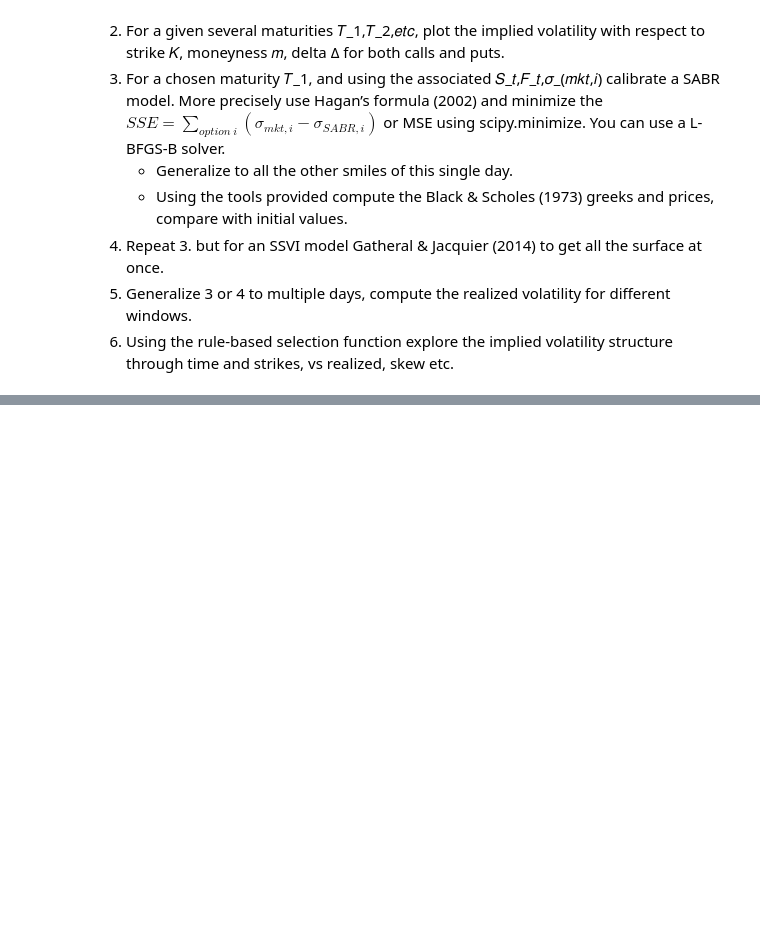
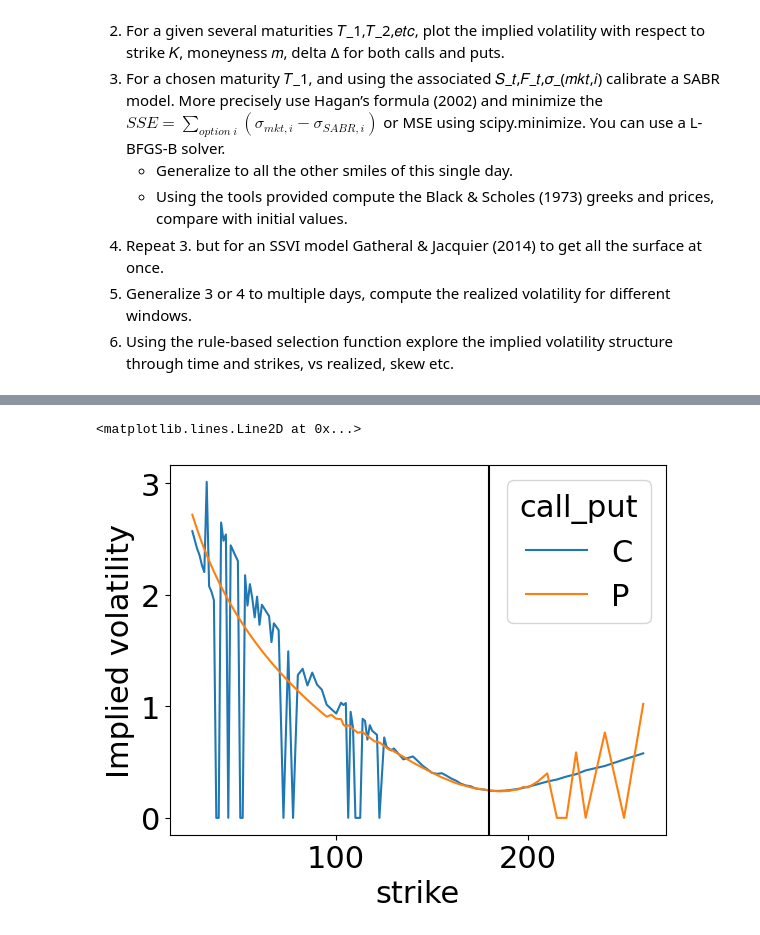
Before and after one commit to BaptisteZloch/Dauphine-Lecture-Volatility, a Jupyter notebook: notebooks/Lecture_2.ipynb, the cells around one changed output, grey strips where cells are left out. Drawn from its saved outputs; the diff is of its cells as text; code cells hidden in the pictures; blank space fills up the shorter version.

```diff
--- a/notebooks/Lecture_2.ipynb
+++ b/notebooks/Lecture_2.ipynb
@@ -41,3 +44,3 @@ from investment_lab.metrics.distance import mse
 # %%
-df_options = OptionLoader.load_data(datetime(2022, 1, 4), datetime(2022, 1, 4), process_kwargs={"ticker":"SPY"},)
+df_options = OptionLoader.load_data(datetime(2022, 1, 4), datetime(2022, 1, 4), process_kwargs={"ticker":"AAPL"},)
 df_options.head()
@@ -52,0 +79,9 @@ df_options.head()
+# %%
+df_single_expiry = df_options.loc[df_options.expiration=="2022-01-21"]
+ax = df_single_expiry.pivot_table(index="strike",columns="call_put",values='implied_volatility').sort_index().plot()
+ax.set_xlabel("strike")
+ax.set_ylabel("Implied volatility")
+ax.axvline(x=df_single_expiry['spot'].iloc[0],label="spot",color="black")
+# %% [output]
+<matplotlib.lines.Line2D at 0x...>
+[figure, added]
```
Also changed, not shown: parts of 14 cells of this notebook.
